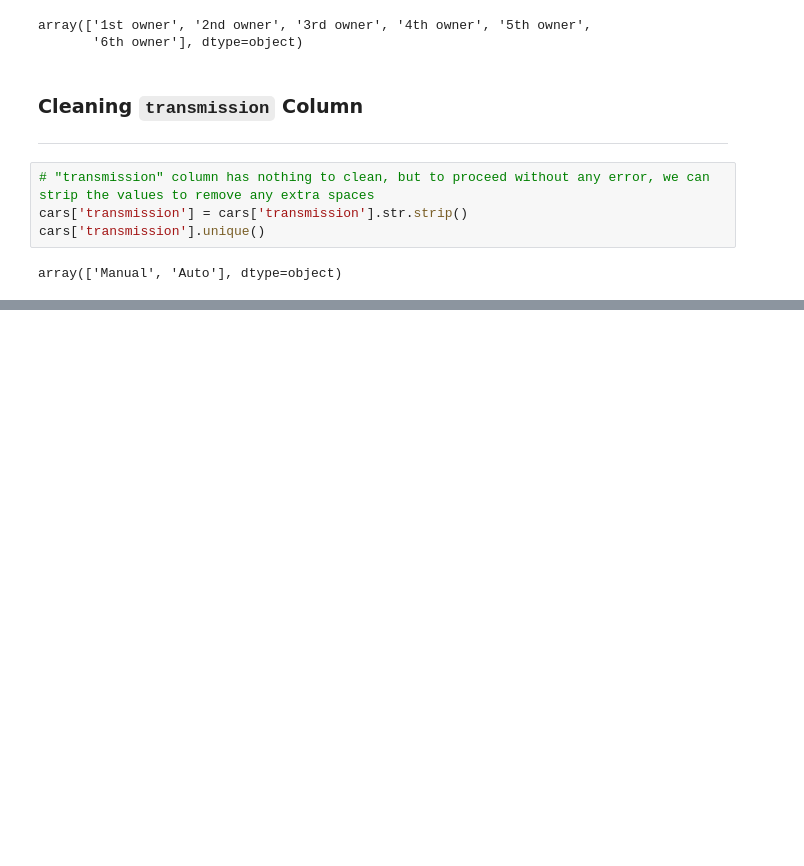
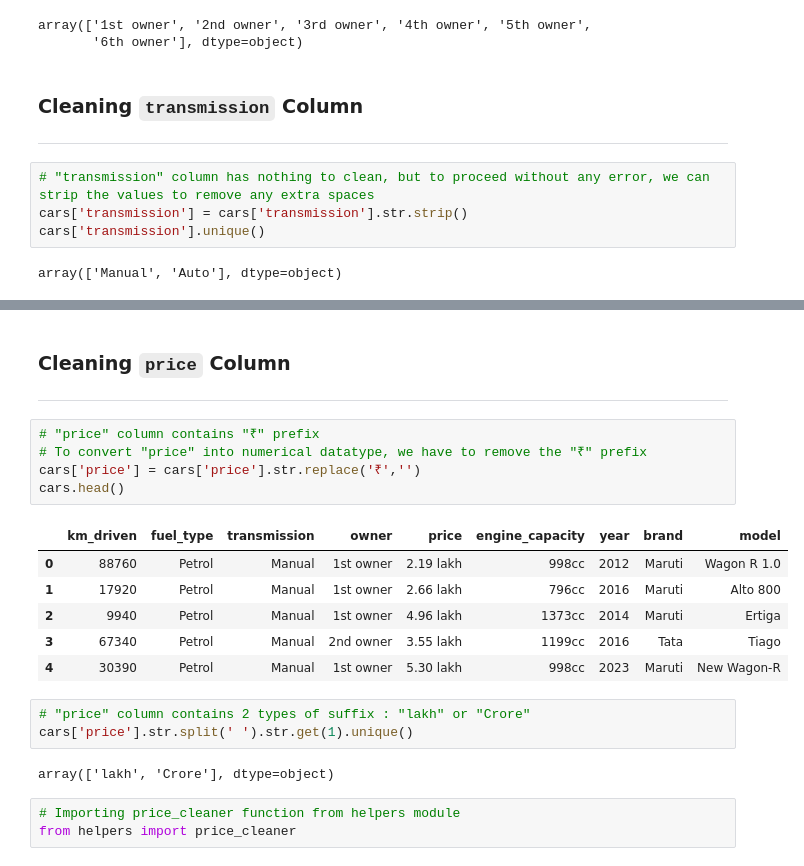
Before and after one commit to TheMrityunjayPathak/AutoIQ, a Jupyter notebook: notebooks/step_1_data_preprocessing.ipynb, the cells around one changed output, grey strips where cells are left out. Saved outputs shown, nothing was run; the diff lists cells and outputs as text; blank space fills up the shorter version.

```diff
--- a/notebooks/step_1_data_preprocessing.ipynb
+++ b/notebooks/step_1_data_preprocessing.ipynb
@@ -283,3 +283,27 @@ cars.head()
 | 2 | 9940 | Petrol | Manual | 1st owner | ₹4.96 lakh | 1373cc | 2014 | Maruti | Ertiga |
 | 3 | 67340 | Petrol | Manual | 2nd owner | ₹3.55 lakh | 1199cc | 2016 | Tata | Tiago |
 | 4 | 30390 | Petrol | Manual | 1st owner | ₹5.30 lakh | 998cc | 2023 | Maruti | New Wagon-R |
+# %% [markdown]
+### Cleaning `price` Column
+
+---
+# %%
+# "price" column contains "₹" prefix
+# To convert "price" into numerical datatype, we have to remove the "₹" prefix
+cars['price'] = cars['price'].str.replace('₹','')
+cars.head()
+# %% [output]
+|  | km_driven | fuel_type | transmission | owner | price | engine_capacity | year | brand | model |
+| 0 | 88760 | Petrol | Manual | 1st owner | 2.19 lakh | 998cc | 2012 | Maruti | Wagon R 1.0 |
+| 1 | 17920 | Petrol | Manual | 1st owner | 2.66 lakh | 796cc | 2016 | Maruti | Alto 800 |
+| 2 | 9940 | Petrol | Manual | 1st owner | 4.96 lakh | 1373cc | 2014 | Maruti | Ertiga |
+| 3 | 67340 | Petrol | Manual | 2nd owner | 3.55 lakh | 1199cc | 2016 | Tata | Tiago |
+| 4 | 30390 | Petrol | Manual | 1st owner | 5.30 lakh | 998cc | 2023 | Maruti | New Wagon-R |
+# %%
+# "price" column contains 2 types of suffix : "lakh" or "Crore"
+cars['price'].str.split(' ').str.get(1).unique()
+# %% [output]
+array(['lakh', 'Crore'], dtype=object)
+# %%
+# Importing price_cleaner function from helpers module
+from helpers import price_cleaner
```
Also changed, not shown: parts of 1 cell of this notebook.
